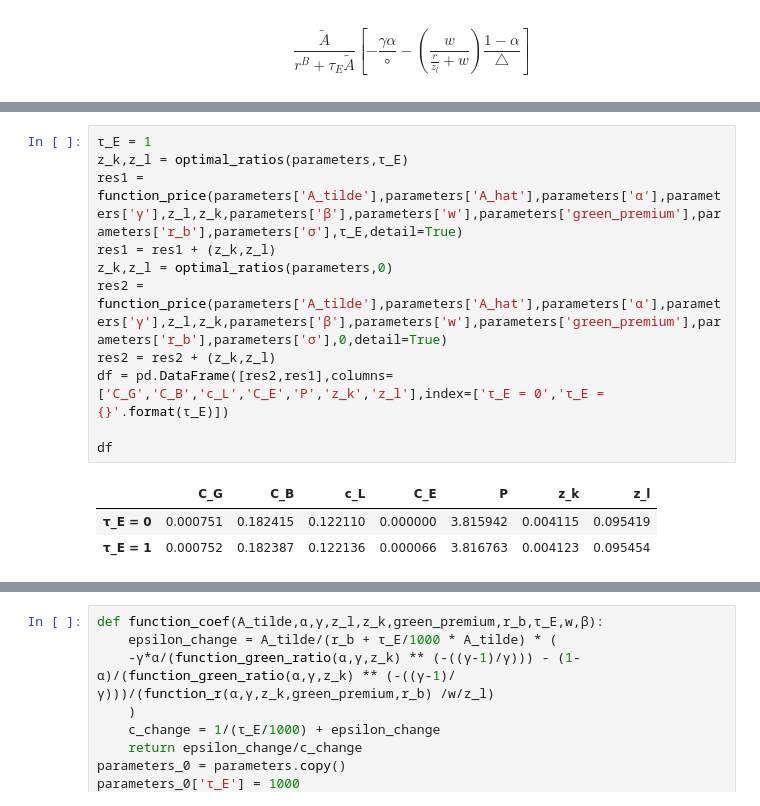
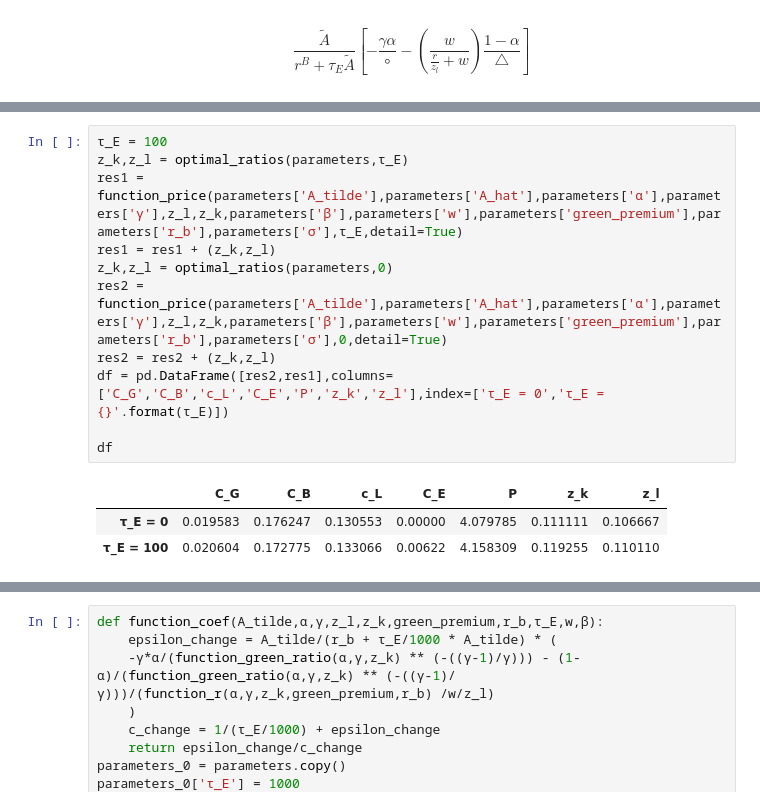
Before and after one commit to mortezaaghajanzadeh/Resource-Reallocation, a Jupyter notebook: code/test.ipynb, the cells around one changed output, grey strips where cells are left out. Drawn from its saved outputs; the diff is of its cells as text.

```diff
--- a/code/test.ipynb
+++ b/code/test.ipynb
@@ -195,16 +75,16 @@ df
 # %%
-τ_E = 1
+τ_E = 100
 z_k,z_l = optimal_ratios(parameters,τ_E)
 res1 = function_price(parameters['A_tilde'],parameters['A_hat'],parameters['α'],parameters['γ'],z_l,z_k,parameters['β'],parameters['w'],parameters['green_premium'],parameters['r_b'],parameters['σ'],τ_E,detail=True)
 res1 = res1 + (z_k,z_l)
 z_k,z_l = optimal_ratios(parameters,0)
 res2 = function_price(parameters['A_tilde'],parameters['A_hat'],parameters['α'],parameters['γ'],z_l,z_k,parameters['β'],parameters['w'],parameters['green_premium'],parameters['r_b'],parameters['σ'],0,detail=True)
 res2 = res2 + (z_k,z_l)
 df = pd.DataFrame([res2,res1],columns=['C_G','C_B','c_L','C_E','P','z_k','z_l'],index=['τ_E = 0','τ_E = {}'.format(τ_E)])
 
 df
 # %% [output]
 |  | C_G | C_B | c_L | C_E | P | z_k | z_l |
-| τ_E = 0 | 0.000751 | 0.182415 | 0.122110 | 0.000000 | 3.815942 | 0.004115 | 0.095419 |
-| τ_E = 1 | 0.000752 | 0.182387 | 0.122136 | 0.000066 | 3.816763 | 0.004123 | 0.095454 |
+| τ_E = 0 | 0.019583 | 0.176247 | 0.130553 | 0.00000 | 4.079785 | 0.111111 | 0.106667 |
+| τ_E = 100 | 0.020604 | 0.172775 | 0.133066 | 0.00622 | 4.158309 | 0.119255 | 0.110110 |
 # %%
```
Also changed, not shown: parts of 6 cells of this notebook, 3 other files.
